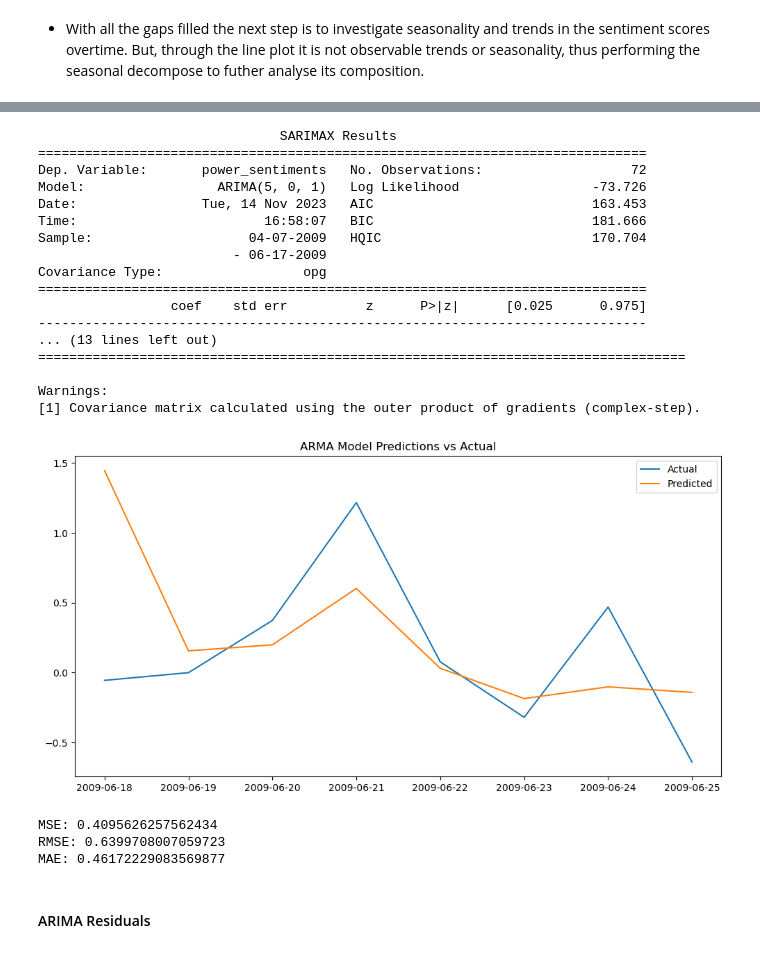
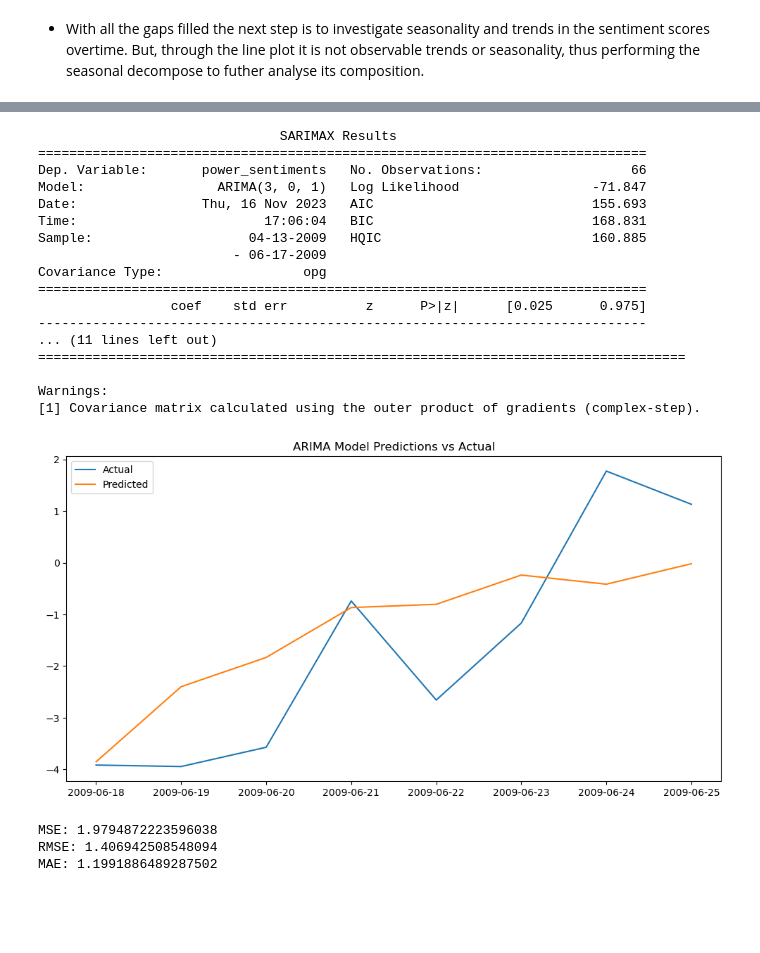
Before and after one commit to nozomu2020264/MSc-DA---CA2---2020264---10-11-23, a Jupyter notebook: CA2 - Nozomu Nakanishi.ipynb, the cells around one changed output, grey strips where cells are left out. Saved outputs shown, nothing was run; the diff lists cells and outputs as text; code cells hidden in the pictures; blank space fills up the shorter version.

Commit message:
Time Series with ARIMA and SARIMA
- Time series analysis applied.
- Models applied ARIMA and SARIMA
- Forecasting, one week, one month and three months.

```diff
--- a/CA2 - Nozomu Nakanishi.ipynb
+++ b/CA2 - Nozomu Nakanishi.ipynb
@@ -349,13 +361,13 @@ sentence_embeddings = SentenceEmbeddings() \
     .setOutputCol("sentence_embeddings") \
     .setPoolingStrategy("AVERAGE")
 
-# 7. Use the SentimentDLModel compatible with GloVe embeddings (Threshold set 0.6 is also the default value)
+# 7. Use the SentimentDLModel compatible with GloVe embeddings (Threshold default value is 0.6).
 sentiment_detector = SentimentDLModel.pretrained('sentimentdl_glove_imdb', 'en') \
     .setInputCols(["sentence_embeddings"]) \
     .setOutputCol("sentiment") \
-    .setThreshold(0.7) \
+    .setThreshold(0.6) \
 
-# 8. Finisher to convert annotations (the corrected tweets in token format and the sentiments) to DataFrame columns.
+# 8. Finisher to convert annotations (the sentiments) to DataFrame columns.
 finisher = Finisher() \
     .setInputCols(["sentiment"]) \
     .setOutputCols(["sentiment_result"]) \
@@ -1090,18 +992,17 @@ daily_median_sentiment.show()
 +-------------+----------------+
 only showing top 20 rows
 # %%
-# For weighted average, calculate the mean sentiment and count of tweets for each day
+# For weighted average, calculates the mean sentiment and count of tweets for each day.
 daily_sentiment = df.select("sequence", "sentiment_score", "daily_records").groupBy('daily_records').agg(
     F.avg('sentiment_score').alias('average_sentiment'),
-    F.count('sequence').alias('tweet_count')
-)
+    F.count('sequence').alias('tweet_count'))
 
-# Add a normalized weight for each day based on tweet count
+# Adds a normalized weight for each day based on volume of tweets.
 max_tweets = daily_sentiment.agg(F.max('tweet_count')).first()[0]
 daily_sentiment = daily_sentiment.withColumn('weight', F.col('tweet_count') / max_tweets)
 
-# Calculate the weighted average sentiment
+# Calculates the weighted average sentiment.
 weighted_average_sentiment = daily_sentiment.withColumn('weighted_sentiment', F.col('weight') * F.col('average_sentiment'))
 
-weighted_average_sentiment.show()
+weighted_average_sentiment.show() # Display the results.
 # %% [output]
@@ -2624,0 +1930,6 @@ For the next model the parameters used is from the auto_arima, it does not requi
+# %%
+# Differencing the sentiment scores
+df7 = final_df['power_sentiments'].diff(7)  # Difference with 7 lags
+
+# To remove NaN values, the approach will generate the first observation to be NaN value.
+df7 = df7.dropna()
@@ -2624,0 +2053,4 @@ For the next model the parameters used is from the auto_arima, it does not requi
+# %%
+# Split the data into train and test sets
+train_size = int(len(df7) * 0.9)
+train, test = df7[0:train_size], df7[train_size:]
@@ -2844,51 +2388,49 @@ ARIMA(1, 1, 1) with MSE: 0.34122411020266463
 # %%
 # Fit an ARIMA(5,1,1) model based on Grid search with MSE.
-model = ARIMA(train_diff, order=(5, 0, 1))
+model = ARIMA(train, order=(3, 0, 1))
 model_fit = model.fit()
 
 # Summary of the model
 print(model_fit.summary())
 
 # Make predictions
-predictions = model_fit.predict(start=len(train_diff), end=len(train_diff) + len(test_diff) - 1)
+predictions = model_fit.predict(start=len(train), end=len(train) + len(test) - 1)
 
 # Plot the actual values vs. the predictions
 plt.figure(figsize=(12, 6))
-plt.plot(test_diff, label='Actual')
+plt.plot(test, label='Actual')
 plt.plot(predictions, label='Predicted')
 plt.title('ARIMA Model Predictions vs Actual')
 plt.legend()
 plt.show()
 
 # Calculate and print out the error metrics
-mse = mean_squared_error(test_diff, predictions)
+mse = mean_squared_error(test, predictions)
 rmse = np.sqrt(mse)
-mae = mean_absolute_error(test_diff, predictions)
+mae = mean_absolute_error(test, predictions)
 
 print(f'MSE: {mse}')
 print(f'RMSE: {rmse}')
 print(f'MAE: {mae}')
 # %% [output]
                                SARIMAX Results
 ==============================================================================
-Dep. Variable:       power_sentiments   No. Observations:                   72
-Model:                 ARIMA(5, 0, 1)   Log Likelihood                 -73.726
-Date:                Tue, 14 Nov 2023   AIC                            163.453
-Time:                        16:58:07   BIC                            181.666
-Sample:                    04-07-2009   HQIC                           170.704
+Dep. Variable:       power_sentiments   No. Observations:                   66
+Model:                 ARIMA(3, 0, 1)   Log Likelihood                 -71.847
+Date:                Thu, 16 Nov 2023   AIC                            155.693
+Time:                        17:06:04   BIC                            168.831
+Sample:                    04-13-2009   HQIC                           160.885
                          - 06-17-2009
 Covariance Type:                  opg
 ==============================================================================
                  coef    std err          z      P>|z|      [0.025      0.975]
 ------------------------------------------------------------------------------
-... (13 lines left out)
+... (11 lines left out)
 ===================================================================================
 
 Warnings:
 [1] Covariance matrix calculated using the outer product of gradients (complex-step).
-[figure, old version]
+[figure, new version]
-MSE: 0.4095626257562434
-RMSE: 0.6399708007059723
-MAE: 0.46172229083569877
+MSE: 1.9794872223596038
+RMSE: 1.406942508548094
+MAE: 1.1991886489287502
-# %% [markdown]
-#### ARIMA Residuals
```
Also changed, not shown: parts of 236 cells of this notebook.
